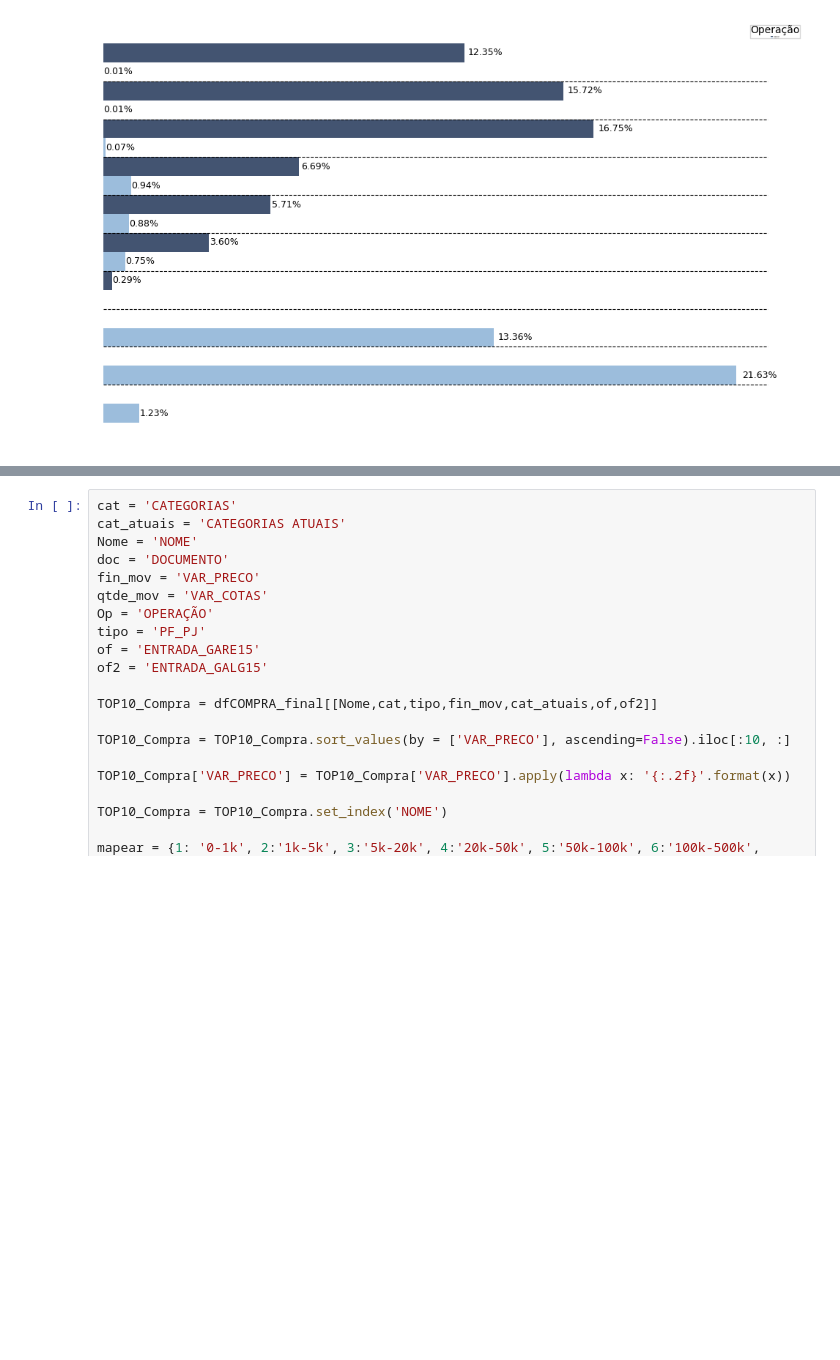
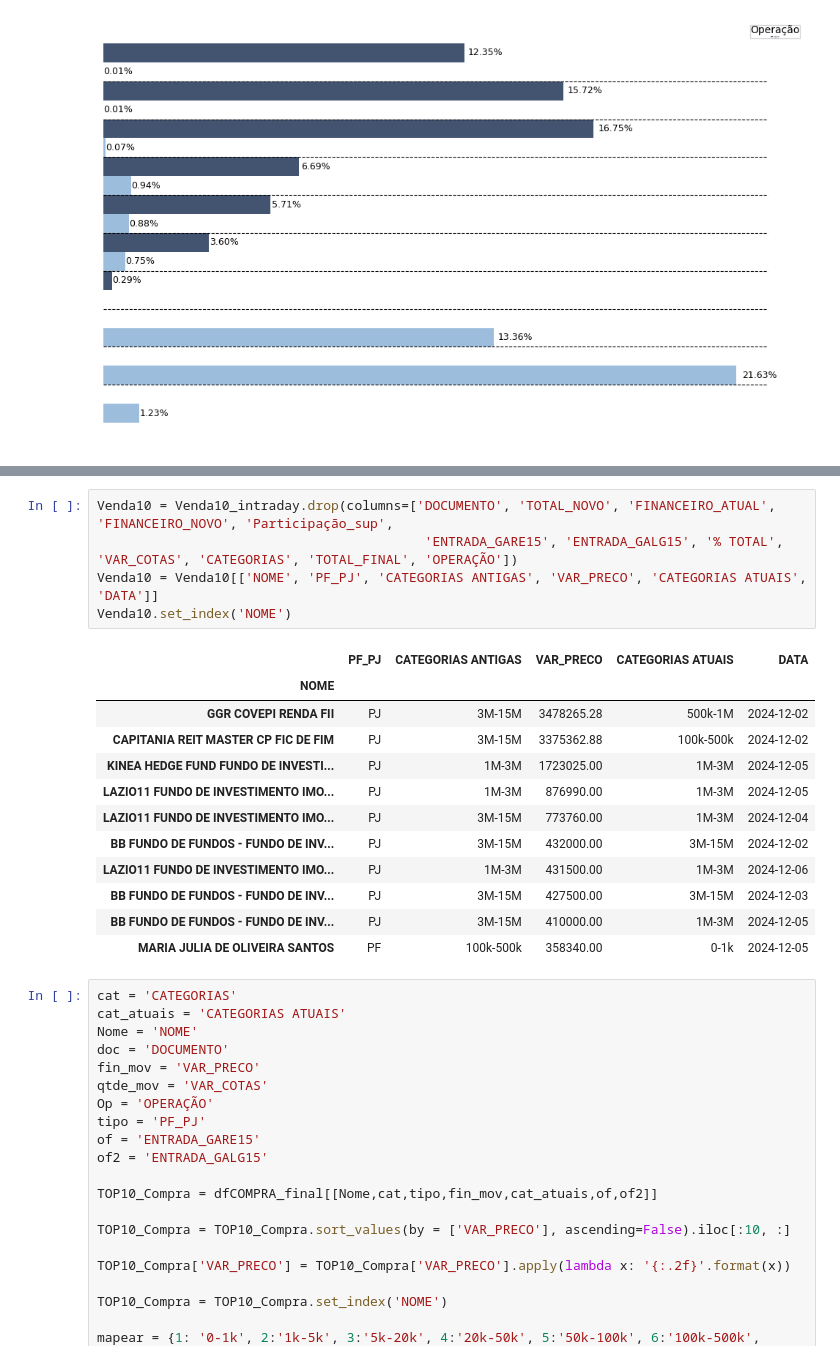
Before and after one commit to LucasFranco-guardian/Relat-rios-Passivo, a Jupyter notebook: SEMANAL.ipynb, the cells around one changed output, grey strips where cells are left out. Cells and saved outputs as stored; diff of their text form; blank space fills up the shorter version.

```diff
--- a/SEMANAL.ipynb
+++ b/SEMANAL.ipynb
@@ -335,3 +340,21 @@ plt.show()
+# %%
+Venda10 = Venda10_intraday.drop(columns=['DOCUMENTO', 'TOTAL_NOVO', 'FINANCEIRO_ATUAL', 'FINANCEIRO_NOVO', 'Participação_sup',
+                                          'ENTRADA_GARE15', 'ENTRADA_GALG15', '% TOTAL', 'VAR_COTAS', 'CATEGORIAS', 'TOTAL_FINAL', 'OPERAÇÃO'])
+Venda10 = Venda10[['NOME', 'PF_PJ', 'CATEGORIAS ANTIGAS', 'VAR_PRECO', 'CATEGORIAS ATUAIS', 'DATA']]
+Venda10.set_index('NOME')
+# %% [output]
+|  | PF_PJ | CATEGORIAS ANTIGAS | VAR_PRECO | CATEGORIAS ATUAIS | DATA |
+| NOME |  |  |  |  |  |
+| GGR COVEPI RENDA FII | PJ | 3M-15M | 3478265.28 | 500k-1M | 2024-12-02 |
+| CAPITANIA REIT MASTER CP FIC DE FIM | PJ | 3M-15M | 3375362.88 | 100k-500k | 2024-12-02 |
+| KINEA HEDGE FUND FUNDO DE INVESTI... | PJ | 1M-3M | 1723025.00 | 1M-3M | 2024-12-05 |
+| LAZIO11 FUNDO DE INVESTIMENTO IMO... | PJ | 1M-3M | 876990.00 | 1M-3M | 2024-12-05 |
+| LAZIO11 FUNDO DE INVESTIMENTO IMO... | PJ | 3M-15M | 773760.00 | 1M-3M | 2024-12-04 |
+| BB FUNDO DE FUNDOS - FUNDO DE INV... | PJ | 3M-15M | 432000.00 | 3M-15M | 2024-12-02 |
+| LAZIO11 FUNDO DE INVESTIMENTO IMO... | PJ | 1M-3M | 431500.00 | 1M-3M | 2024-12-06 |
+| BB FUNDO DE FUNDOS - FUNDO DE INV... | PJ | 3M-15M | 427500.00 | 3M-15M | 2024-12-03 |
+| BB FUNDO DE FUNDOS - FUNDO DE INV... | PJ | 3M-15M | 410000.00 | 1M-3M | 2024-12-05 |
+| MARIA JULIA DE OLIVEIRA SANTOS | PF | 100k-500k | 358340.00 | 0-1k | 2024-12-05 |
 # %%
 cat = 'CATEGORIAS'
 cat_atuais = 'CATEGORIAS ATUAIS'
```
Also changed, not shown: parts of 5 cells of this notebook.
